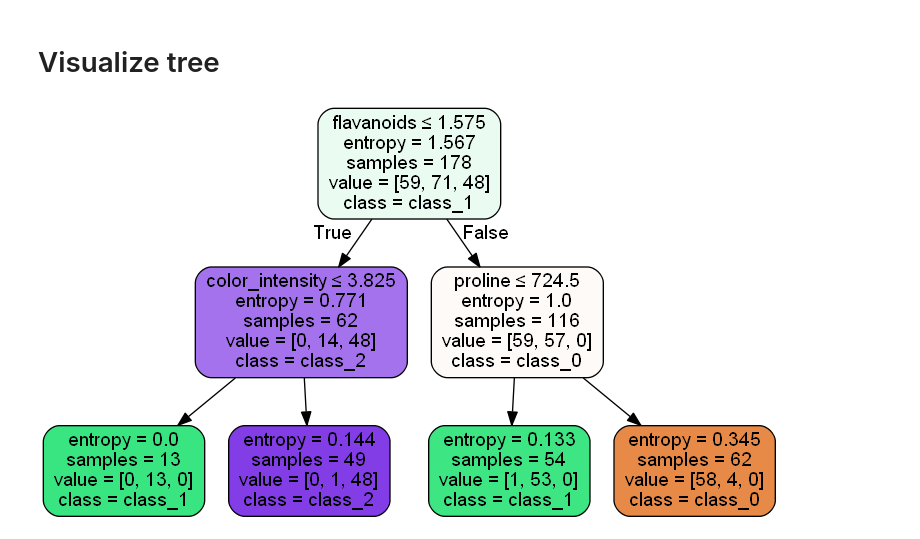
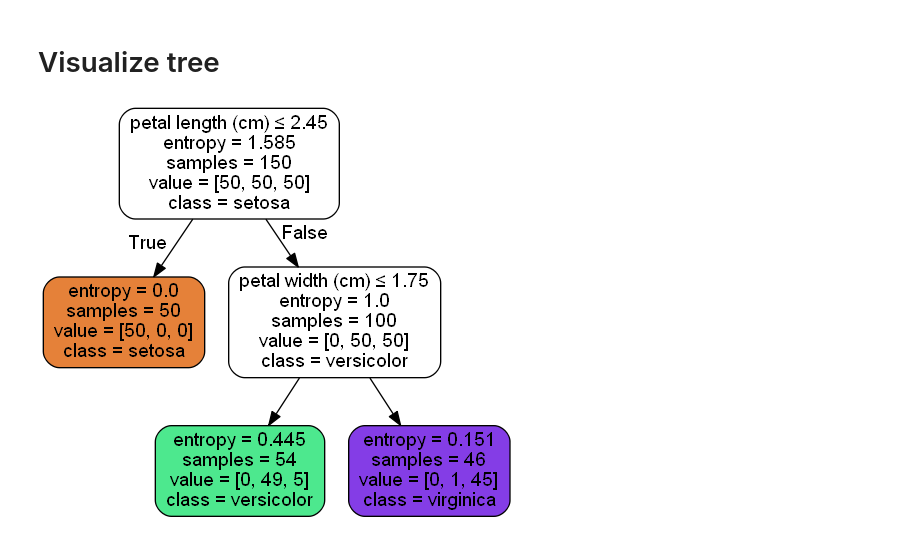
Before and after one commit to MSc-in-Data-Science/class_material, a Jupyter notebook: semester_1/Machine_Learning/Lecture_3-DecisionTrees/Lecture_3-DecisionTrees.ipynb, the cells around one changed output. Saved outputs shown, nothing was run; the diff lists cells and outputs as text; code cells hidden in the pictures.

```diff
--- a/semester_1/Machine_Learning/Lecture_3-DecisionTrees/Lecture_3-DecisionTrees.ipynb
+++ b/semester_1/Machine_Learning/Lecture_3-DecisionTrees/Lecture_3-DecisionTrees.ipynb
@@ -5,9 +5,9 @@
 # %%
 import sklearn.datasets as datasets
 import pandas as pd
-wine=datasets.load_wine()
-df=pd.DataFrame(wine.data, columns=wine.feature_names)
-y=wine.target
+mydata=datasets.load_iris()
+df=pd.DataFrame(mydata.data, columns=mydata.feature_names)
+y=mydata.target
 # %% [markdown]
 # Print dataset
 # %%
@@ -50,15 +50,15 @@ DecisionTreeClassifier(class_weight=None, criterion='entropy', max_depth=2,
 # %%
 from sklearn.externals.six import StringIO
 from IPython.display import Image
 from sklearn.tree import export_graphviz
 import pydotplus
 dot_data = StringIO()
 export_graphviz(dtree, out_file=dot_data,
-                feature_names=wine.feature_names,
-                class_names=wine.target_names,
+                feature_names=mydata.feature_names,
+                class_names=mydata.target_names,
                 filled=True, rounded=True,
                 special_characters=True)
 graph = pydotplus.graph_from_dot_data(dot_data.getvalue())
 Image(graph.create_png())
 # %% [output]
-[figure, old version]
+[figure, new version]
```
Also changed, not shown: parts of 2 cells of this notebook.
